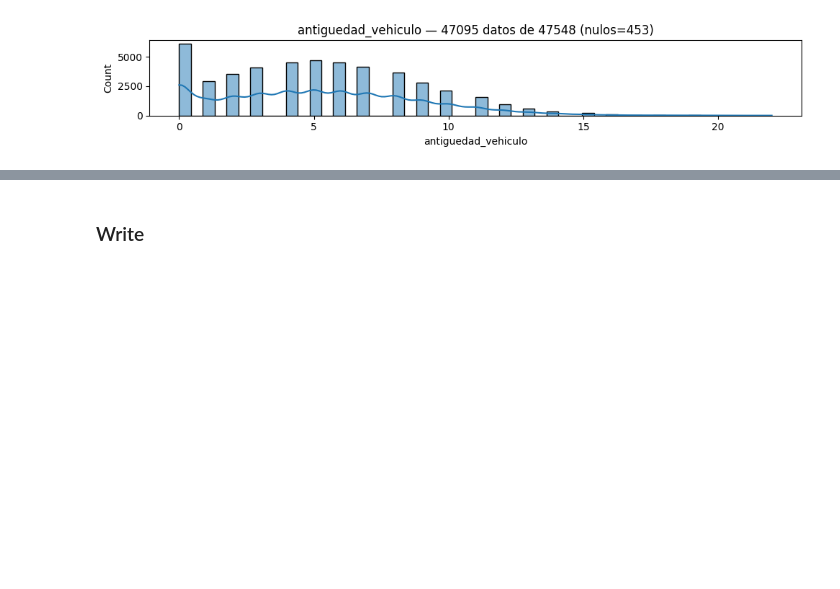
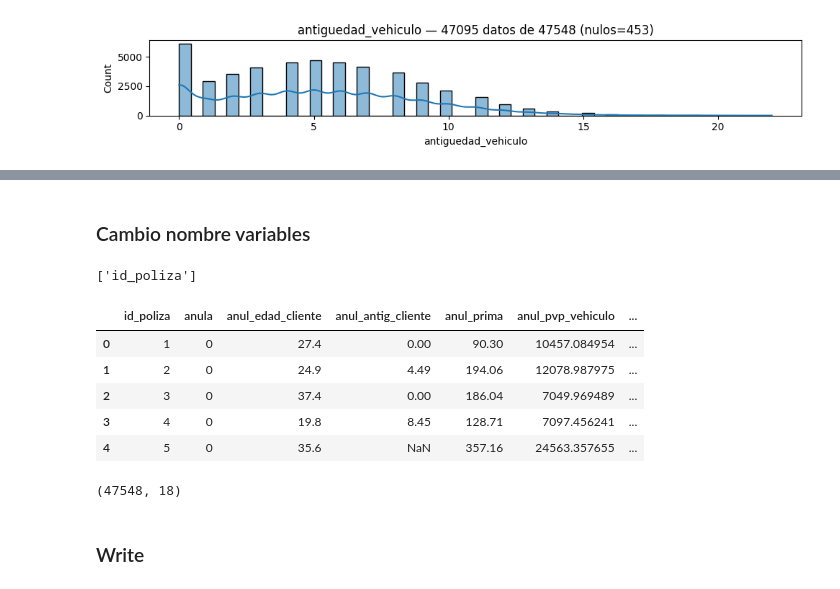
Before and after one commit to cafernandezp/adeslas-interview, a Jupyter notebook: notebooks/01-data-cleaning.ipynb, the cells around one changed output, grey strips where cells are left out. Saved outputs shown, nothing was run; the diff lists cells and outputs as text; code cells hidden in the pictures; blank space fills up the shorter version.

```diff
--- a/notebooks/01-data-cleaning.ipynb
+++ b/notebooks/01-data-cleaning.ipynb
@@ -956,6 +956,36 @@ display(df_summary)
 | 5 | antig_cliente | 47548 | 42757 | 4791 | 0.000000 | 0.000000 | 0.000000 | 0.000000 | 0.200000 | 6.950000 | 13.700000 | ... |
 | 6 | antiguedad_vehiculo | 47548 | 47095 | 453 | 0.000000 | 0.000000 | 0.000000 | 0.000000 | 2.000000 | 5.000000 | 8.000000 | ... |
 | 7 | siniestros_ultimo_anyo | 47548 | 47548 | 0 | 0.000000 | 0.000000 | 0.000000 | 0.000000 | 0.000000 | 1.000000 | 2.000000 | ... |
+# %% [markdown]
+### Cambio nombre variables
+# %%
+vars_key
+# %% [output]
+['id_poliza']
+# %%
+
+# 1) Renombra SOLO las que no están en vars_key (minúsculas + prefijo "socio_")
+rename_map = {c: f"anul_{c.lower()}" for c in df_anulaciones_clean.columns if c not in vars_key+[var_target]}
+df_anulaciones_clean = df_anulaciones_clean.rename(columns=rename_map)
+
+# 2) Reordena: primero vars_key (en el orden dado), luego el resto
+keys_first = [c for c in vars_key if c in df_anulaciones_clean.columns]
+rest = [c for c in df_anulaciones_clean.columns if c not in keys_first]
+df_anulaciones_clean = df_anulaciones_clean.loc[:, keys_first + rest]
+
+
+df_anulaciones_clean.head()
+# %% [output]
+|  | id_poliza | anula | anul_edad_cliente | anul_antig_cliente | anul_prima | anul_pvp_vehiculo | ... |
+| 0 | 1 | 0 | 27.4 | 0.00 | 90.30 | 10457.084954 | ... |
+| 1 | 2 | 0 | 24.9 | 4.49 | 194.06 | 12078.987975 | ... |
+| 2 | 3 | 0 | 37.4 | 0.00 | 186.04 | 7049.969489 | ... |
+| 3 | 4 | 0 | 19.8 | 8.45 | 128.71 | 7097.456241 | ... |
+| 4 | 5 | 0 | 35.6 | NaN | 357.16 | 24563.357655 | ... |
+# %%
+df_anulaciones_clean.shape
+# %% [output]
+(47548, 18)
 # %% [markdown]
 ### Write
 # %%
```
Also changed, not shown: parts of 7 cells of this notebook, 1 other file.
